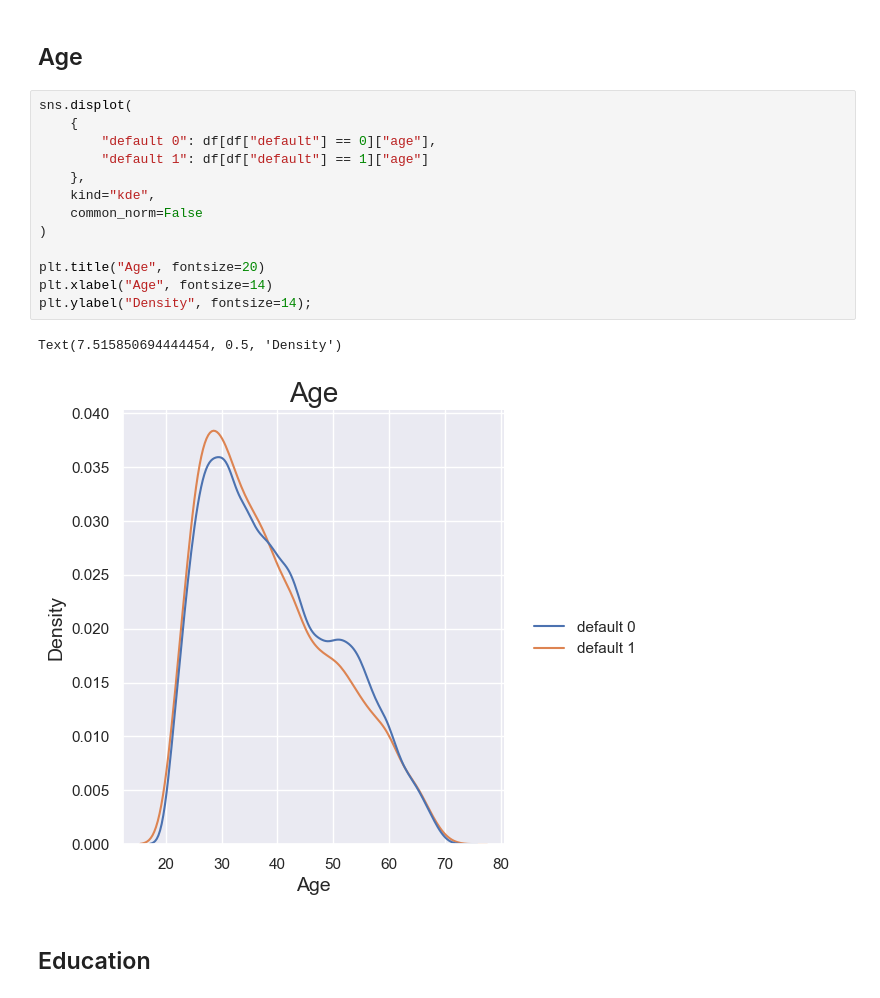
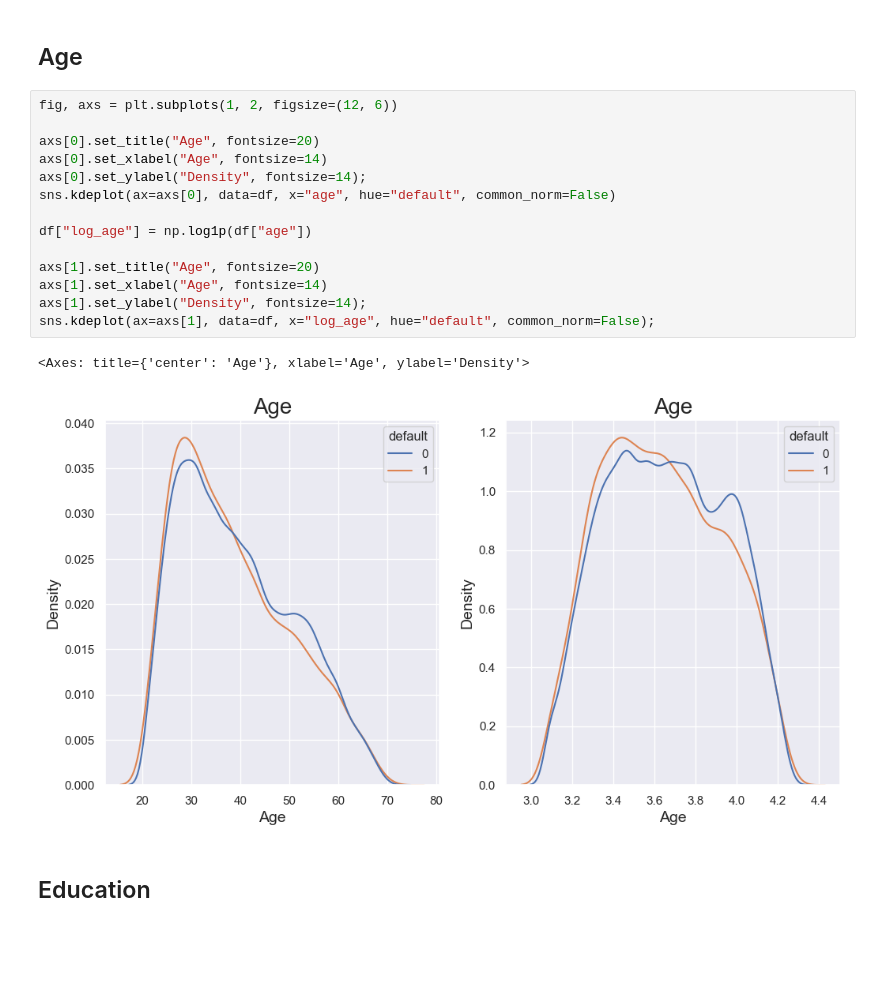
Before and after one commit to 1roma1/CreditScoring, a Jupyter notebook: notebooks/visualization.ipynb, the cells around one changed output. Cells and saved outputs as stored; diff of their text form; blank space fills up the shorter version.

```diff
--- a/notebooks/visualization.ipynb
+++ b/notebooks/visualization.ipynb
@@ -74,22 +91,23 @@ Text(0, 0.5, 'Normalize count')
 [figure]
 # %% [markdown]
 ## Age
-# %%
-sns.displot(
-    {
-        "default 0": df[df["default"] == 0]["age"],
-        "default 1": df[df["default"] == 1]["age"]
-    },
-    kind="kde",
-    common_norm=False
-)
-
-plt.title("Age", fontsize=20)
-plt.xlabel("Age", fontsize=14)
-plt.ylabel("Density", fontsize=14);
-# %% [output]
-Text(7.515850694444454, 0.5, 'Density')
-[figure, removed]
+# %%
+fig, axs = plt.subplots(1, 2, figsize=(12, 6))
+
+axs[0].set_title("Age", fontsize=20)
+axs[0].set_xlabel("Age", fontsize=14)
+axs[0].set_ylabel("Density", fontsize=14);
+sns.kdeplot(ax=axs[0], data=df, x="age", hue="default", common_norm=False)
+
+df["log_age"] = np.log1p(df["age"])
+
+axs[1].set_title("Age", fontsize=20)
+axs[1].set_xlabel("Age", fontsize=14)
+axs[1].set_ylabel("Density", fontsize=14);
+sns.kdeplot(ax=axs[1], data=df, x="log_age", hue="default", common_norm=False);
+# %% [output]
+<Axes: title={'center': 'Age'}, xlabel='Age', ylabel='Density'>
+[figure, added]
 # %% [markdown]
 ## Education
 # %%
```
Also changed, not shown: parts of 22 cells of this notebook, 3 other files.
